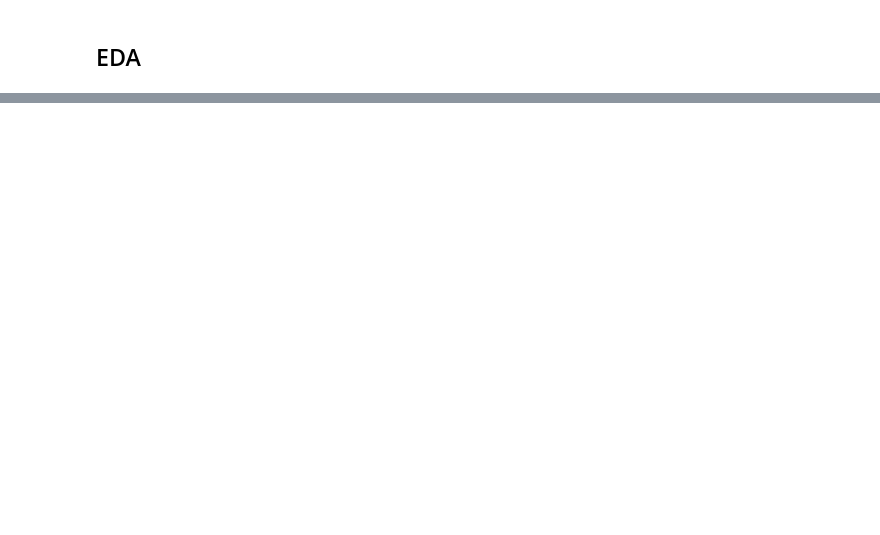
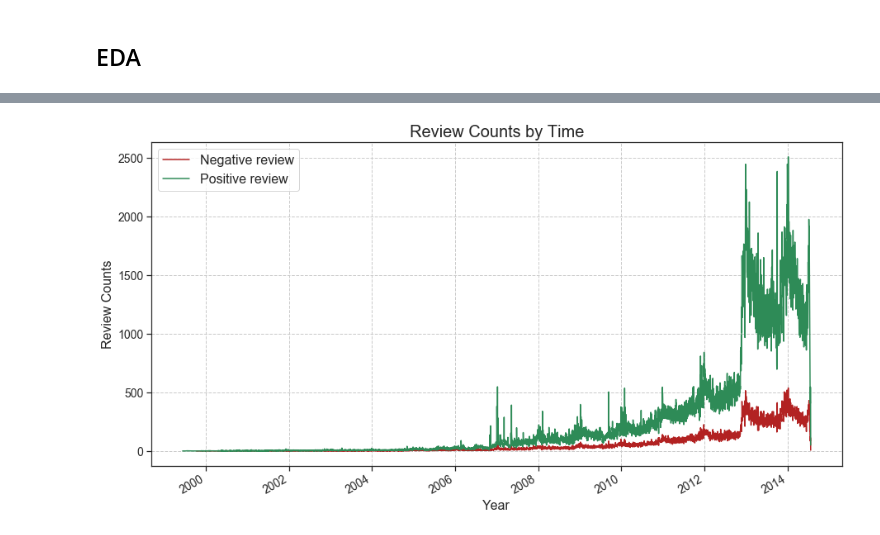
Before and after one commit to Z-Palamara/Capstone_2, a Jupyter notebook: Capstone 2 - Amazon Product Reviews.ipynb, the cells around one changed output, grey strips where cells are left out. Drawn from its saved outputs; the diff is of its cells as text; code cells hidden in the pictures; blank space fills up the shorter version.

```diff
--- a/Capstone 2 - Amazon Product Reviews.ipynb
+++ b/Capstone 2 - Amazon Product Reviews.ipynb
@@ -257,0 +232,16 @@ array([5.])
+# %%
+# Plotting the number of reviews across time from 1999 to 2015
+_ = plt.figure(figsize=(15,8))
+_ = df[df.binary_target==0]['review_Time'].value_counts().plot(label='Negative review',color='firebrick')
+_ = df[df.binary_target==1]['review_Time'].value_counts().plot(label='Positive review',color='seagreen')
+_ = plt.title('Review Counts by Time',fontsize=20)
+_ = plt.xticks(fontsize=14)
+_ = plt.yticks(fontsize=14)
+_ = plt.ylabel('Review Counts',fontsize=16)
+_ = plt.xlabel('Year',fontsize=16)
+_ = plt.legend(fontsize=16)
+_ = plt.grid(ls='--')
+_ = plt.show()
+# It's clear that majority of the reviews have been over the last 3 years
+# %% [output]
+[figure, added]
```
Also changed, not shown: parts of 81 cells of this notebook.
